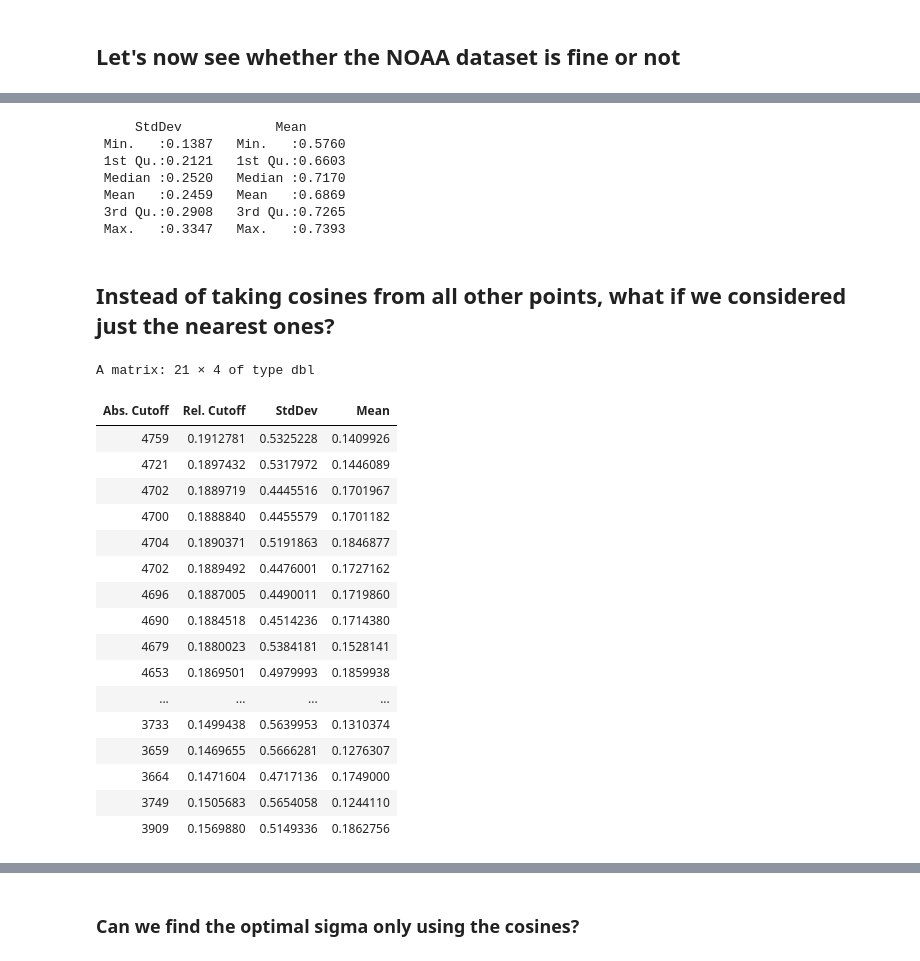
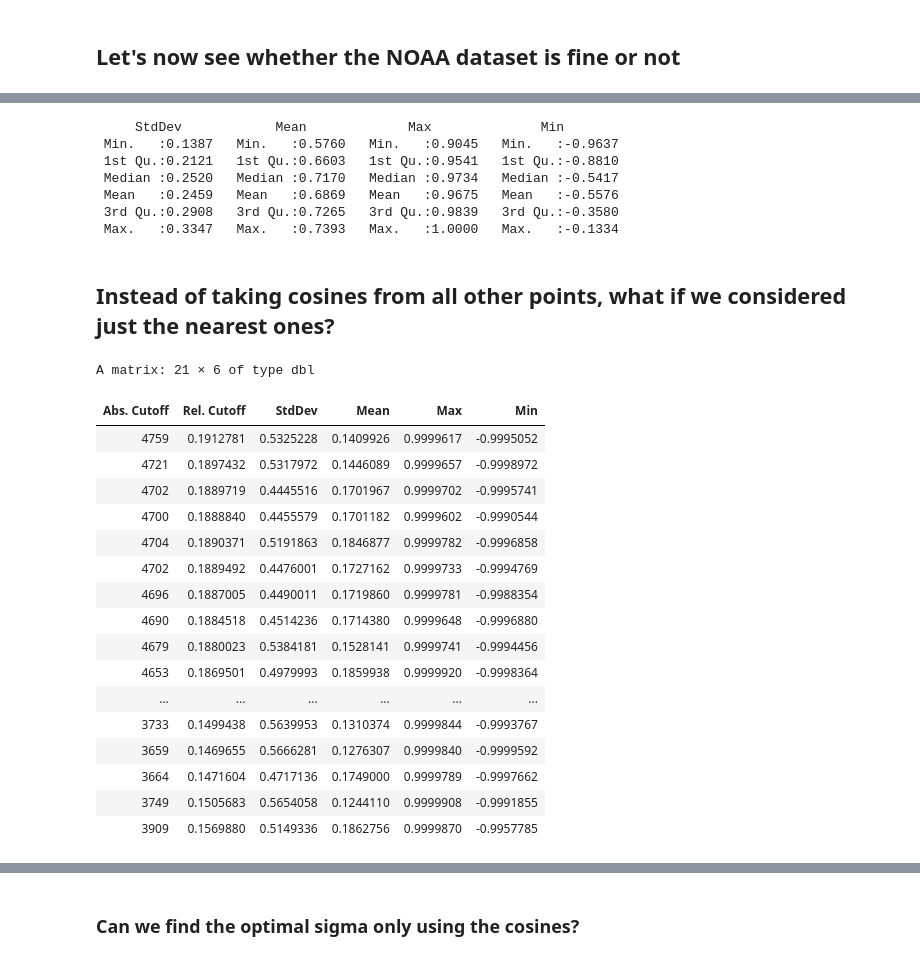
Before and after one commit to Fernando1729/datasci_proj, a Jupyter notebook: analysis_of_dwnn.ipynb, the cells around one changed output, grey strips where cells are left out. Cells and saved outputs as stored; diff of their text form; code cells hidden in the pictures.

```diff
--- a/analysis_of_dwnn.ipynb
+++ b/analysis_of_dwnn.ipynb
@@ -208,7 +206,7 @@ test.cosines = function(dims=c(3, 6, 9, 12), dataset_func=spherical_dataset){
         cos = cosine(diff, diff)
         cos = cos[upper.tri(cos)]
         cos[is.na(cos)] = 0 # We define cosine of (0, 0, 0) with (0, 0, 0) as 0
-        return( c(var(cos), mean(cos)) )
+        return( c(var(cos), mean(cos), max(cos), min(cos)) )
     }
 
     for(dim in dims){
@@ -220,16 +218,16 @@ test.cosines = function(dims=c(3, 6, 9, 12), dataset_func=spherical_dataset){
         goodQuery = rep(0, dim)
 
         stats = get.var.mean(badQuery, dataset)
-        cat("\tBad query:  variance = ", stats[1], " mean = ", stats[2], "\n")
+        cat("\tBad query:  variance = ", stats[1], " mean = ", stats[2], " max = ", stats[3], " min = ", stats[4], "\n")
 
         stats = get.var.mean(-badQuery, dataset)
-        cat("\t-Bad query: variance = ", stats[1], " mean = ", stats[2], "\n")
+        cat("\t-Bad query:  variance = ", stats[1], " mean = ", stats[2], " max = ", stats[3], " min = ", stats[4], "\n")
 
         stats = get.var.mean(avgQuery, dataset)
-        cat("\tAvg query:  variance = ", stats[1], " mean = ", stats[2], "\n")
+        cat("\tAvg query:  variance = ", stats[1], " mean = ", stats[2], " max = ", stats[3], " min = ", stats[4], "\n")
 
         stats = get.var.mean(goodQuery, dataset)
-        cat("\tGood query: variance = ", stats[1], " mean = ", stats[2], "\n")
+        cat("\tGood query:  variance = ", stats[1], " mean = ", stats[2], " max = ", stats[3], " min = ", stats[4], "\n")
     }
 }
 
@@ -309,12 +325,10 @@ for(i in begin:nrow(emb)){
     query = emb[i,1:(ncol(emb)-1)]
     diff = query - emb[1:(i-1),1:(ncol(emb)-1)]
     cos = cosine2(diff)
-    s = sd(cos)
-    m = mean(cos)
 #   message(paste(paste("sd = ", s, "    mean = ", m)))
-    df = rbind(df, c(s, m))
+    df = rbind(df, c(sd(cos), mean(cos), max(cos), min(cos)))
 }
 
-colnames(df) = c("StdDev", "Mean")
+colnames(df) = c("StdDev", "Mean", "Max", "Min")
 df
 # %% [output]
@@ -339,13 +353,13 @@ A matrix: 21 × 2 of type dbl
 # %%
 summary(df)
 # %% [output]
-     StdDev            Mean
- Min.   :0.1387   Min.   :0.5760
- 1st Qu.:0.2121   1st Qu.:0.6603
- Median :0.2520   Median :0.7170
- Mean   :0.2459   Mean   :0.6869
- 3rd Qu.:0.2908   3rd Qu.:0.7265
- Max.   :0.3347   Max.   :0.7393
+     StdDev            Mean             Max              Min
+ Min.   :0.1387   Min.   :0.5760   Min.   :0.9045   Min.   :-0.9637
+ 1st Qu.:0.2121   1st Qu.:0.6603   1st Qu.:0.9541   1st Qu.:-0.8810
+ Median :0.2520   Median :0.7170   Median :0.9734   Median :-0.5417
+ Mean   :0.2459   Mean   :0.6869   Mean   :0.9675   Mean   :-0.5576
+ 3rd Qu.:0.2908   3rd Qu.:0.7265   3rd Qu.:0.9839   3rd Qu.:-0.3580
+ Max.   :0.3347   Max.   :0.7393   Max.   :1.0000   Max.   :-0.1334
 # %% [markdown]
 ## Instead of taking cosines from all other points, what if we considered just the nearest ones?
 # %%
@@ -362,55 +376,53 @@ for(i in begin:nrow(emb)){
         sqrt(sum(row[1:(length(row)-1)] - query)**2)
     })
     activations = exp(-dists**2 / (2*sigma**2))
 
     # Normalize activations
     activations = activations / sum(activations)
 
     idx = sort.list(activations, decreasing=TRUE)
     activations = activations[idx]
     trainSet = trainSet[idx,]
 
     # We want to get the points that make their cumulative activations > 90%
     acc = cumsum(activations)
     id = which(acc > 0.9)[1]
 
     trainSet = trainSet[1:id,]
 
     if(nrow(trainSet) > 1){
         diff = query - trainSet[,1:(ncol(trainSet)-1)]
         cos = cosine(diff, diff)
         cos = cos[upper.tri(cos)]
         cos[is.na(cos)] = 0 # We define cosine of (0, 0, 0) with (0, 0, 0) as 0
     } else {
         cos = NA
     }
-    s = sd(cos)
-    m = mean(cos)
     #message(paste(paste("cutoff = ", id / (i-1), "    sd = ", s, "    mean = ", m)))
-    df = rbind(df, c(id, id / (i-1), s, m))
+    df = rbind(df, c(id, id / (i-1), sd(cos), mean(cos), max(cos), min(cos)))
 }
 
-colnames(df) = c("Abs. Cutoff", "Rel. Cutoff", "StdDev", "Mean")
+colnames(df) = c("Abs. Cutoff", "Rel. Cutoff", "StdDev", "Mean", "Max", "Min")
 df
 # %% [output]
-A matrix: 21 × 4 of type dbl
+A matrix: 21 × 6 of type dbl
-| Abs. Cutoff | Rel. Cutoff | StdDev | Mean |
-| 4759 | 0.1912781 | 0.5325228 | 0.1409926 |
-| 4721 | 0.1897432 | 0.5317972 | 0.1446089 |
-| 4702 | 0.1889719 | 0.4445516 | 0.1701967 |
-| 4700 | 0.1888840 | 0.4455579 | 0.1701182 |
-| 4704 | 0.1890371 | 0.5191863 | 0.1846877 |
-| 4702 | 0.1889492 | 0.4476001 | 0.1727162 |
-| 4696 | 0.1887005 | 0.4490011 | 0.1719860 |
-| 4690 | 0.1884518 | 0.4514236 | 0.1714380 |
-| 4679 | 0.1880023 | 0.5384181 | 0.1528141 |
-| 4653 | 0.1869501 | 0.4979993 | 0.1859938 |
-| ... | ... | ... | ... |
-| 3733 | 0.1499438 | 0.5639953 | 0.1310374 |
-| 3659 | 0.1469655 | 0.5666281 | 0.1276307 |
-| 3664 | 0.1471604 | 0.4717136 | 0.1749000 |
-| 3749 | 0.1505683 | 0.5654058 | 0.1244110 |
-| 3909 | 0.1569880 | 0.5149336 | 0.1862756 |
+| Abs. Cutoff | Rel. Cutoff | StdDev | Mean | Max | Min |
+| 4759 | 0.1912781 | 0.5325228 | 0.1409926 | 0.9999617 | -0.9995052 |
+| 4721 | 0.1897432 | 0.5317972 | 0.1446089 | 0.9999657 | -0.9998972 |
+| 4702 | 0.1889719 | 0.4445516 | 0.1701967 | 0.9999702 | -0.9995741 |
+| 4700 | 0.1888840 | 0.4455579 | 0.1701182 | 0.9999602 | -0.9990544 |
+| 4704 | 0.1890371 | 0.5191863 | 0.1846877 | 0.9999782 | -0.9996858 |
+| 4702 | 0.1889492 | 0.4476001 | 0.1727162 | 0.9999733 | -0.9994769 |
+| 4696 | 0.1887005 | 0.4490011 | 0.1719860 | 0.9999781 | -0.9988354 |
+| 4690 | 0.1884518 | 0.4514236 | 0.1714380 | 0.9999648 | -0.9996880 |
+| 4679 | 0.1880023 | 0.5384181 | 0.1528141 | 0.9999741 | -0.9994456 |
+| 4653 | 0.1869501 | 0.4979993 | 0.1859938 | 0.9999920 | -0.9998364 |
+| ... | ... | ... | ... | ... | ... |
+| 3733 | 0.1499438 | 0.5639953 | 0.1310374 | 0.9999844 | -0.9993767 |
+| 3659 | 0.1469655 | 0.5666281 | 0.1276307 | 0.9999840 | -0.9999592 |
+| 3664 | 0.1471604 | 0.4717136 | 0.1749000 | 0.9999789 | -0.9997662 |
+| 3749 | 0.1505683 | 0.5654058 | 0.1244110 | 0.9999908 | -0.9991855 |
+| 3909 | 0.1569880 | 0.5149336 | 0.1862756 | 0.9999870 | -0.9957785 |
 # %%
 summary(df)
 # %% [output]
```
Also changed, not shown: parts of 11 cells of this notebook.
